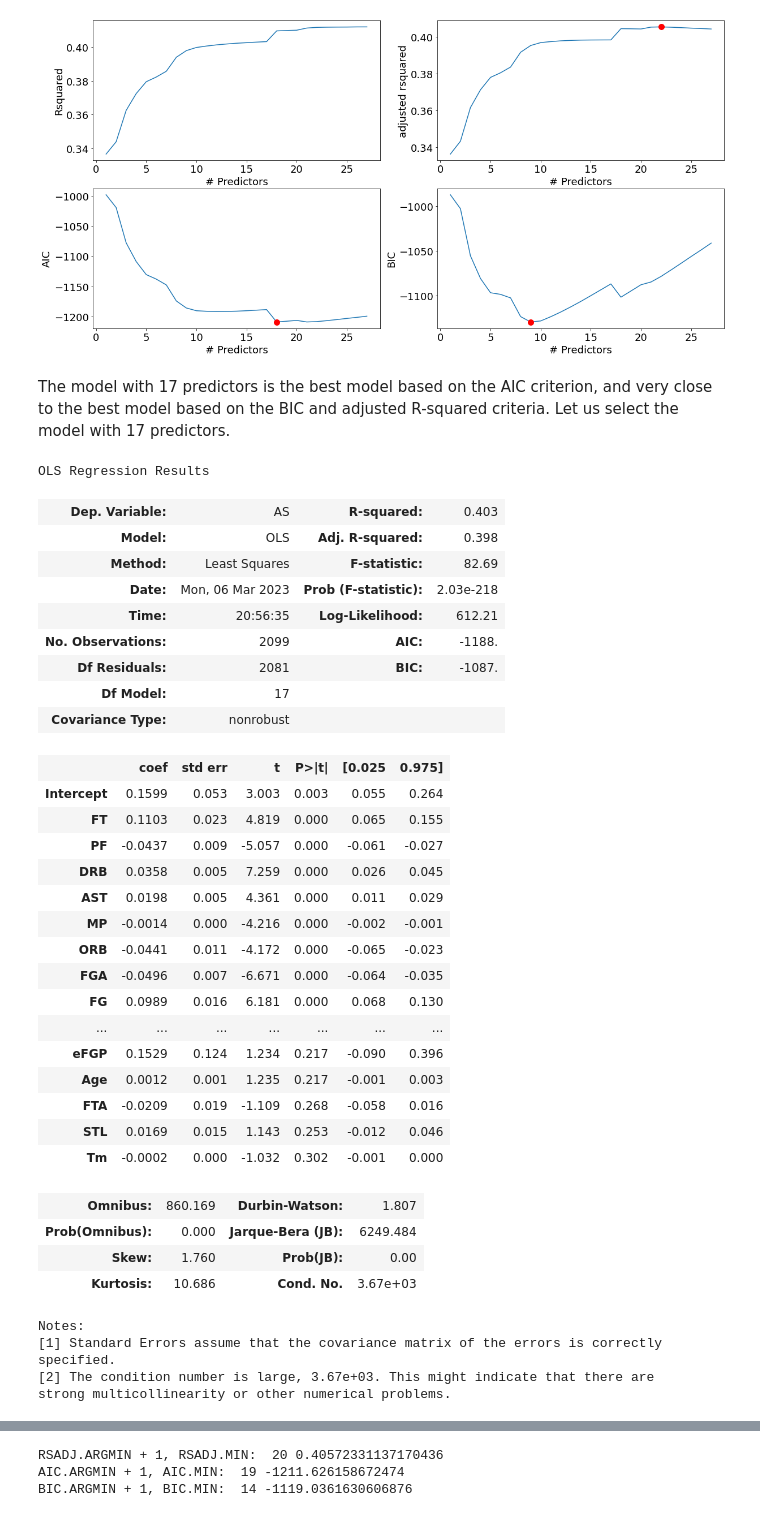
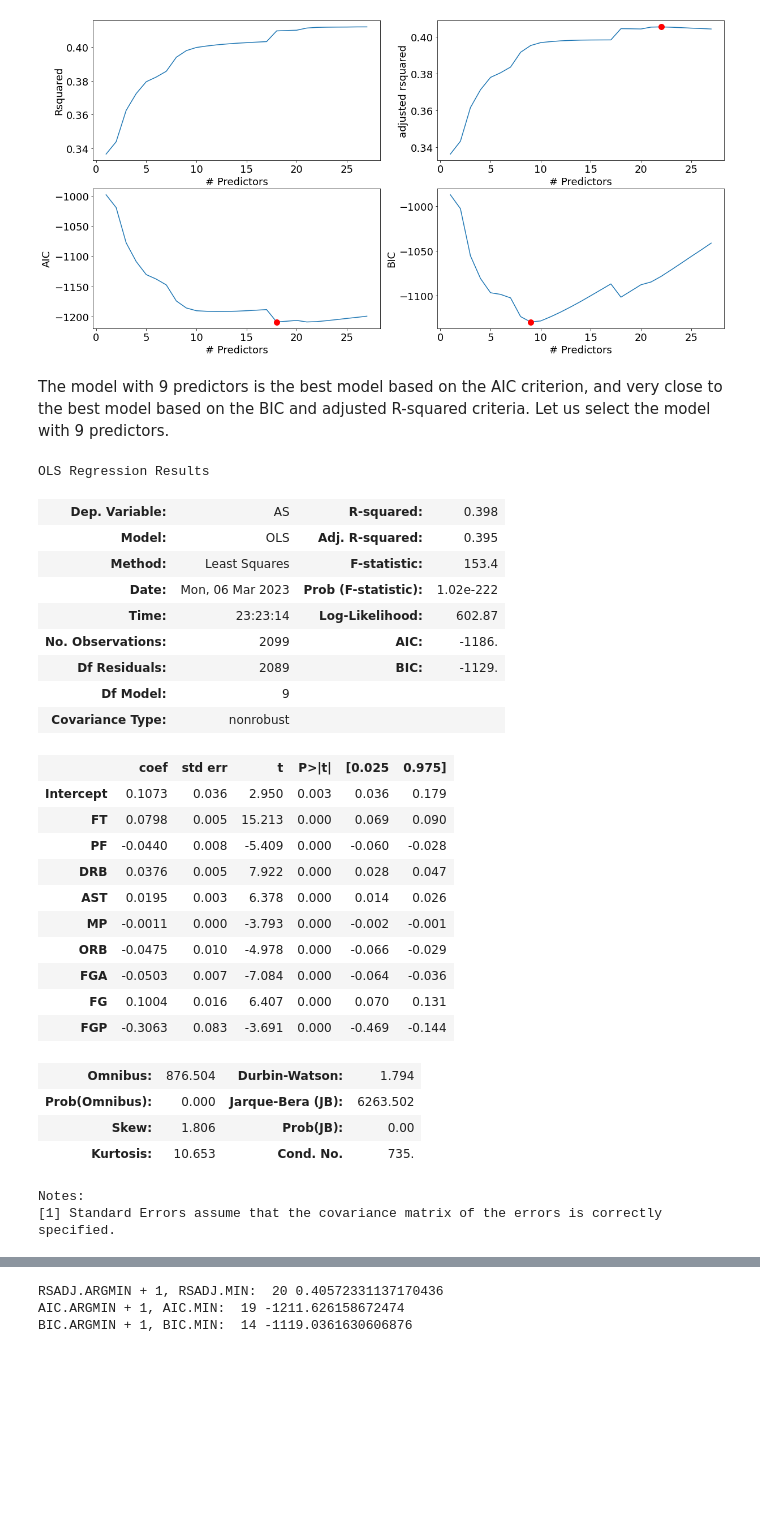
Before and after one commit to STShark00/IstanBulls, a Jupyter notebook: Create_Model.ipynb, the cells around one changed output, grey strips where cells are left out. Drawn from its saved outputs; the diff is of its cells as text; code cells hidden in the pictures; blank space fills up the shorter version.

```diff
--- a/Create_Model.ipynb
+++ b/Create_Model.ipynb
@@ -761,43 +800,36 @@ AIC.ARGMIN + 1, AIC.MIN:  18 -1208.874303562
 BIC.ARGMIN + 1, BIC.MIN:  9 -1129.2547164249506
 [figure]
 # %% [markdown]
-The model with 17 predictors is the best model based on the AIC criterion, and very close to the best model based on the BIC and adjusted R-squared criteria. Let us select the model with 17 predictors.
+The model with 9 predictors is the best model based on the AIC criterion, and very close to the best model based on the BIC and adjusted R-squared criteria. Let us select the model with 9 predictors.
 # %%
-best_fwd_reg_model = models_best_fw['model'][17]
+best_fwd_reg_model = models_best_fw['model'][9]
 best_fwd_reg_model.summary()
 # %% [output]
 OLS Regression Results
-| Dep. Variable: | AS | R-squared: | 0.403 |
-| Model: | OLS | Adj. R-squared: | 0.398 |
-| Method: | Least Squares | F-statistic: | 82.69 |
-| Date: | Mon, 06 Mar 2023 | Prob (F-statistic): | 2.03e-218 |
-| Time: | 20:56:35 | Log-Likelihood: | 612.21 |
-| No. Observations: | 2099 | AIC: | -1188. |
-| Df Residuals: | 2081 | BIC: | -1087. |
-| Df Model: | 17 |  |  |
+| Dep. Variable: | AS | R-squared: | 0.398 |
+| Model: | OLS | Adj. R-squared: | 0.395 |
+| Method: | Least Squares | F-statistic: | 153.4 |
+| Date: | Mon, 06 Mar 2023 | Prob (F-statistic): | 1.02e-222 |
+| Time: | 23:23:14 | Log-Likelihood: | 602.87 |
+| No. Observations: | 2099 | AIC: | -1186. |
+| Df Residuals: | 2089 | BIC: | -1129. |
+| Df Model: | 9 |  |  |
 | Covariance Type: | nonrobust |  |  |
 |  | coef | std err | t | P>|t| | [0.025 | 0.975] |
-| Intercept | 0.1599 | 0.053 | 3.003 | 0.003 | 0.055 | 0.264 |
-| FT | 0.1103 | 0.023 | 4.819 | 0.000 | 0.065 | 0.155 |
-| PF | -0.0437 | 0.009 | -5.057 | 0.000 | -0.061 | -0.027 |
-| DRB | 0.0358 | 0.005 | 7.259 | 0.000 | 0.026 | 0.045 |
-| AST | 0.0198 | 0.005 | 4.361 | 0.000 | 0.011 | 0.029 |
-| MP | -0.0014 | 0.000 | -4.216 | 0.000 | -0.002 | -0.001 |
-| ORB | -0.0441 | 0.011 | -4.172 | 0.000 | -0.065 | -0.023 |
-| FGA | -0.0496 | 0.007 | -6.671 | 0.000 | -0.064 | -0.035 |
-| FG | 0.0989 | 0.016 | 6.181 | 0.000 | 0.068 | 0.130 |
-| ... | ... | ... | ... | ... | ... | ... |
-| eFGP | 0.1529 | 0.124 | 1.234 | 0.217 | -0.090 | 0.396 |
-| Age | 0.0012 | 0.001 | 1.235 | 0.217 | -0.001 | 0.003 |
-| FTA | -0.0209 | 0.019 | -1.109 | 0.268 | -0.058 | 0.016 |
-| STL | 0.0169 | 0.015 | 1.143 | 0.253 | -0.012 | 0.046 |
-| Tm | -0.0002 | 0.000 | -1.032 | 0.302 | -0.001 | 0.000 |
+| Intercept | 0.1073 | 0.036 | 2.950 | 0.003 | 0.036 | 0.179 |
+| FT | 0.0798 | 0.005 | 15.213 | 0.000 | 0.069 | 0.090 |
+| PF | -0.0440 | 0.008 | -5.409 | 0.000 | -0.060 | -0.028 |
+| DRB | 0.0376 | 0.005 | 7.922 | 0.000 | 0.028 | 0.047 |
+| AST | 0.0195 | 0.003 | 6.378 | 0.000 | 0.014 | 0.026 |
+| MP | -0.0011 | 0.000 | -3.793 | 0.000 | -0.002 | -0.001 |
+| ORB | -0.0475 | 0.010 | -4.978 | 0.000 | -0.066 | -0.029 |
+| FGA | -0.0503 | 0.007 | -7.084 | 0.000 | -0.064 | -0.036 |
+| FG | 0.1004 | 0.016 | 6.407 | 0.000 | 0.070 | 0.131 |
+| FGP | -0.3063 | 0.083 | -3.691 | 0.000 | -0.469 | -0.144 |
-| Omnibus: | 860.169 | Durbin-Watson: | 1.807 |
-| Prob(Omnibus): | 0.000 | Jarque-Bera (JB): | 6249.484 |
-| Skew: | 1.760 | Prob(JB): | 0.00 |
-| Kurtosis: | 10.686 | Cond. No. | 3.67e+03 |
+| Omnibus: | 876.504 | Durbin-Watson: | 1.794 |
+| Prob(Omnibus): | 0.000 | Jarque-Bera (JB): | 6263.502 |
+| Skew: | 1.806 | Prob(JB): | 0.00 |
+| Kurtosis: | 10.653 | Cond. No. | 735. |
 Notes:
 [1] Standard Errors assume that the covariance matrix of the errors is correctly specified.
-[2] The condition number is large, 3.67e+03. This might indicate that there are
-strong multicollinearity or other numerical problems.
 # %%
```
Also changed, not shown: parts of 40 cells of this notebook.
